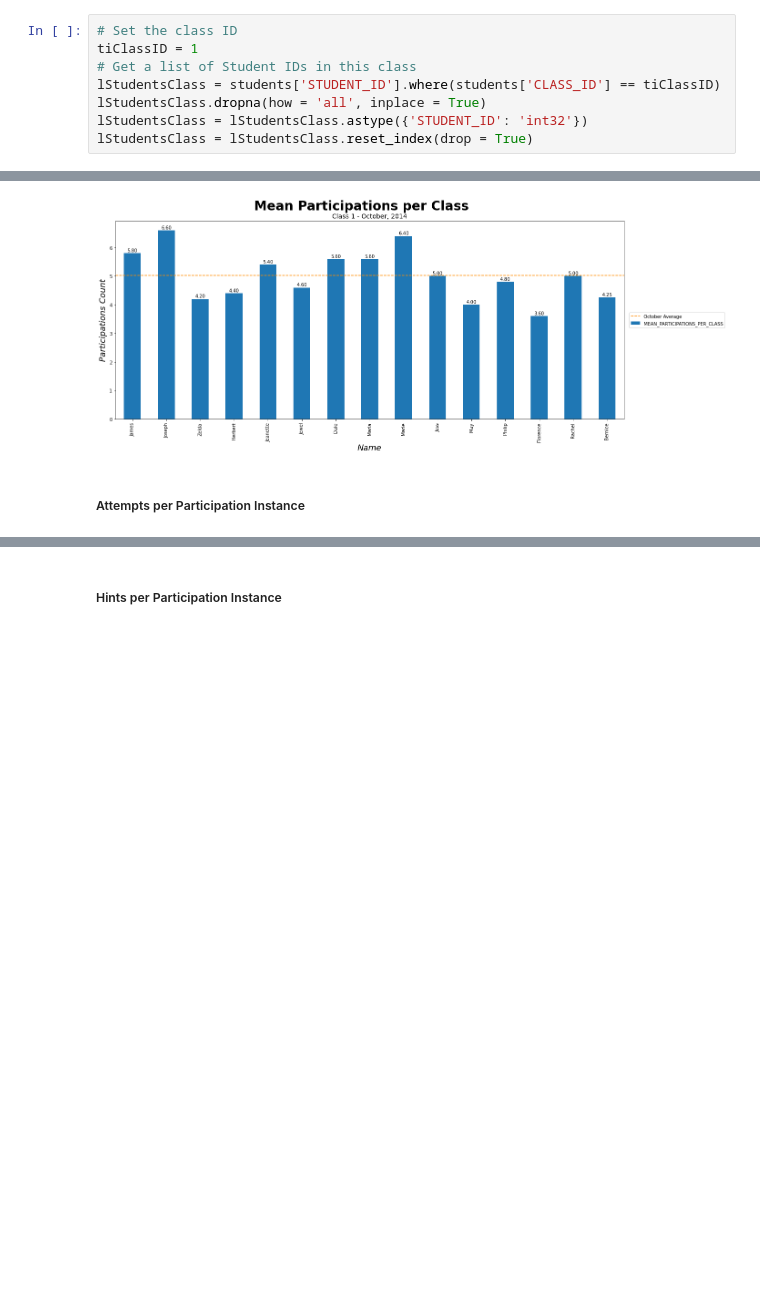
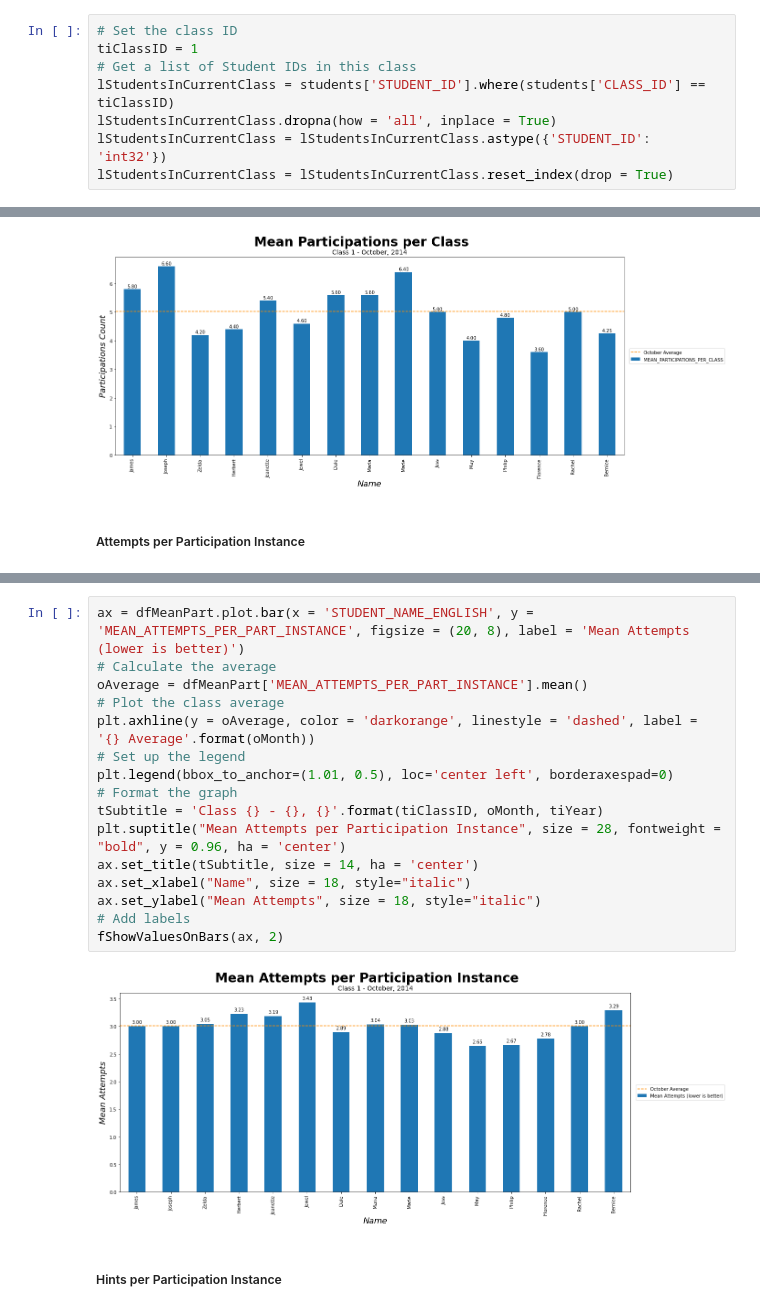
Before and after one commit to mikitz/china-students, a Jupyter notebook: (Teacher) Class Reports.ipynb, the cells around one changed output, grey strips where cells are left out. Saved outputs shown, nothing was run; the diff lists cells and outputs as text; blank space fills up the shorter version.

```diff
--- a/(Teacher) Class Reports.ipynb
+++ b/(Teacher) Class Reports.ipynb
@@ -41,10 +55,10 @@ lStudents = students['STUDENT_ID'].to_list()
 # Set the class ID
 tiClassID = 1
 # Get a list of Student IDs in this class
-lStudentsClass = students['STUDENT_ID'].where(students['CLASS_ID'] == tiClassID)
-lStudentsClass.dropna(how = 'all', inplace = True)
-lStudentsClass = lStudentsClass.astype({'STUDENT_ID': 'int32'})
-lStudentsClass = lStudentsClass.reset_index(drop = True)
+lStudentsInCurrentClass = students['STUDENT_ID'].where(students['CLASS_ID'] == tiClassID)
+lStudentsInCurrentClass.dropna(how = 'all', inplace = True)
+lStudentsInCurrentClass = lStudentsInCurrentClass.astype({'STUDENT_ID': 'int32'})
+lStudentsInCurrentClass = lStudentsInCurrentClass.reset_index(drop = True)
 # %% [markdown]
 # Monthly Report
 # %%
@@ -415,2 +544,20 @@ fShowValuesOnBars(ax, 2)
+# %%
+ax = dfMeanPart.plot.bar(x = 'STUDENT_NAME_ENGLISH', y = 'MEAN_ATTEMPTS_PER_PART_INSTANCE', figsize = (20, 8), label = 'Mean Attempts (lower is better)')
+# Calculate the average
+oAverage = dfMeanPart['MEAN_ATTEMPTS_PER_PART_INSTANCE'].mean()
+# Plot the class average
+plt.axhline(y = oAverage, color = 'darkorange', linestyle = 'dashed', label = '{} Average'.format(oMonth))
+# Set up the legend
+plt.legend(bbox_to_anchor=(1.01, 0.5), loc='center left', borderaxespad=0)
+# Format the graph
+tSubtitle = 'Class {} - {}, {}'.format(tiClassID, oMonth, tiYear)
+plt.suptitle("Mean Attempts per Participation Instance", size = 28, fontweight = "bold", y = 0.96, ha = 'center')
+ax.set_title(tSubtitle, size = 14, ha = 'center')
+ax.set_xlabel("Name", size = 18, style="italic")
+ax.set_ylabel("Mean Attempts", size = 18, style="italic")
+# Add labels
+fShowValuesOnBars(ax, 2)
+# %% [output]
+[figure, added]
 # %% [markdown]
 ##### Hints per Participation Instance
```
Also changed, not shown: parts of 14 cells of this notebook, 1 other file.
